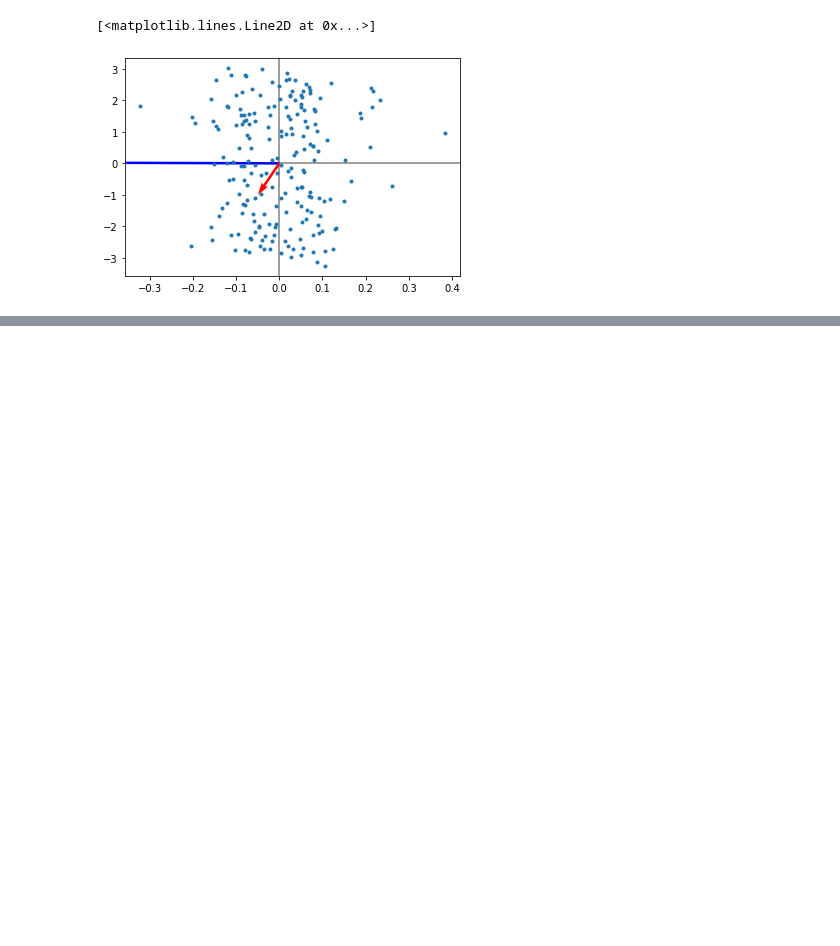
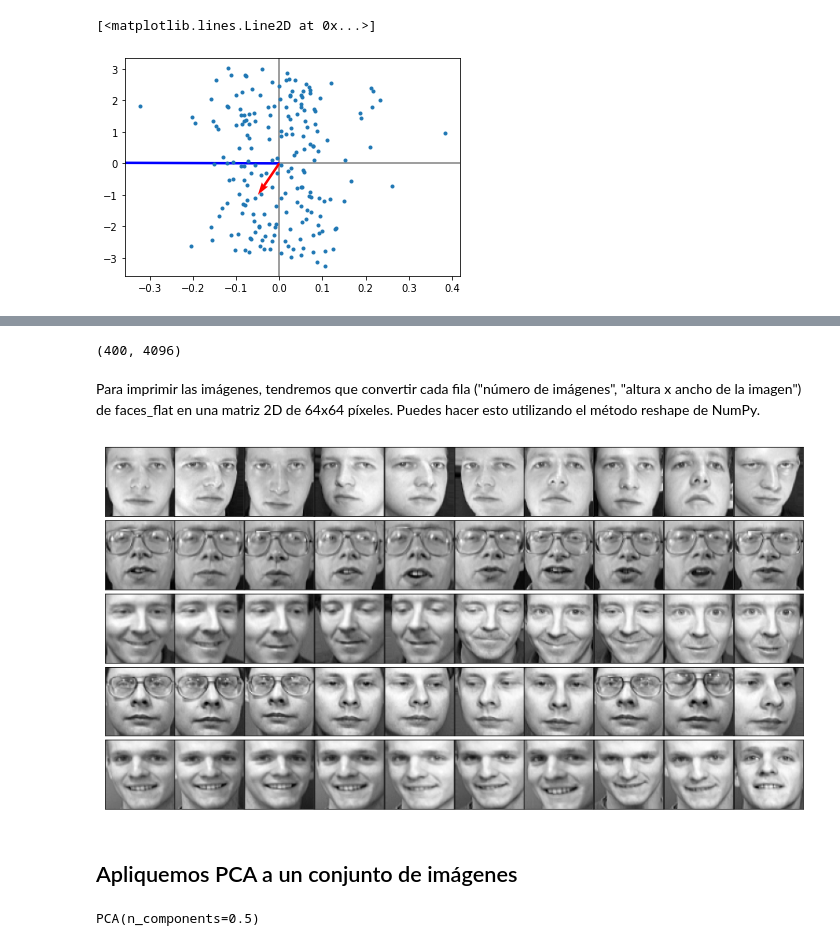
Before and after one commit to mazzaroli/algebra_lineal_para_MachineLearning, a Jupyter notebook: notas.ipynb, the cells around one changed output, grey strips where cells are left out. Drawn from its saved outputs; the diff is of its cells as text; code cells hidden in the pictures; blank space fills up the shorter version.

```diff
--- a/notas.ipynb
+++ b/notas.ipynb
@@ -1378,0 +1389,6 @@ plt.plot(xy_nuevo[0,:],  xy_nuevo[1,:]/10, '.')
+# %%
+from sklearn.datasets import fetch_olivetti_faces
+
+faces = fetch_olivetti_faces().images
+
+print(faces.shape)
@@ -1378,0 +1401,24 @@ plt.plot(xy_nuevo[0,:],  xy_nuevo[1,:]/10, '.')
+# %%
+import numpy as np
+
+# se crea una nueva matriz faces_flat con forma ("número de imágenes", "altura x ancho de la imagen").
+faces_flat = np.array([face.flatten() for face in faces])
+
+print(faces_flat.shape)
+# %% [output]
+(400, 4096)
+# %% [markdown]
+Para imprimir las imágenes, tendremos que convertir cada fila ("número de imágenes", "altura x ancho de la imagen") de faces_flat en una matriz 2D de 64x64 píxeles. Puedes hacer esto utilizando el método reshape de NumPy.
+# %%
+import matplotlib.pyplot as plt
+
+fig, axes = plt.subplots(5, 10, figsize=(15,8),
+                         subplot_kw = {'xticks' : [], 'yticks':[]},
+                         gridspec_kw = dict(hspace = 0.05, wspace = 0.01))
+
+for i, ax in enumerate(axes.flat):
+    ax.imshow(faces_flat[i].reshape(64,64), cmap = "gray")
+# %% [output]
+[figure, added]
+# %% [markdown]
+## Apliquemos PCA a un conjunto de imágenes
@@ -1378,0 +1427,6 @@ plt.plot(xy_nuevo[0,:],  xy_nuevo[1,:]/10, '.')
+# %%
+faces_pca = PCA(n_components=0.5)
+
+faces_pca.fit(faces_flat)
+# %% [output]
+PCA(n_components=0.5)
```
Also changed, not shown: parts of 18 cells of this notebook.
